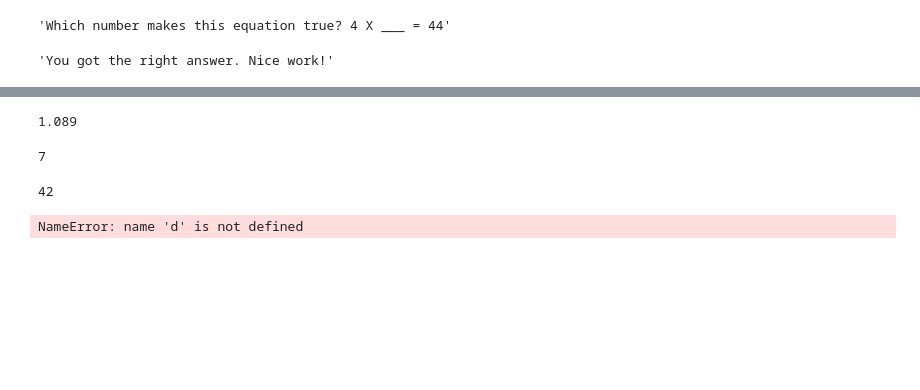
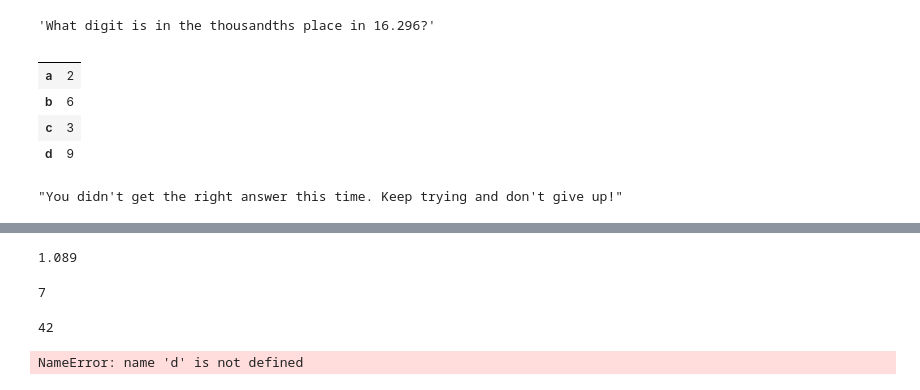
Before and after one commit to bryanchrist/solmathdashboard, a Jupyter notebook: app/Templates/testing_templates.ipynb, the cells around one changed output, grey strips where cells are left out. Cells and saved outputs as stored; diff of their text form; code cells hidden in the pictures; blank space fills up the shorter version.

Commit message:
building templates and testing text generation

```diff
--- a/app/Templates/testing_templates.ipynb
+++ b/app/Templates/testing_templates.ipynb
@@ -14,10 +29,18 @@ import math
 # %%
-x = templates.g4_algebra_make_equation_true()
+x = templates.g4_number_sense_decimal_place_value()
 # %%
 x.print_question()
 # %% [output]
-'Which number makes this equation true? 4 X ___ = 44'
+'What digit is in the thousandths place in 16.296?'
 # %%
-x.student_answer(11)
+x.print_choices()
 # %% [output]
-'You got the right answer. Nice work!'
+|  |  |
+| a | 2 |
+| b | 6 |
+| c | 3 |
+| d | 9 |
+# %%
+x.student_answer('d')
+# %% [output]
+"You didn't get the right answer this time. Keep trying and don't give up!"
```
Also changed, not shown: parts of 23 cells of this notebook, 6 other files.
